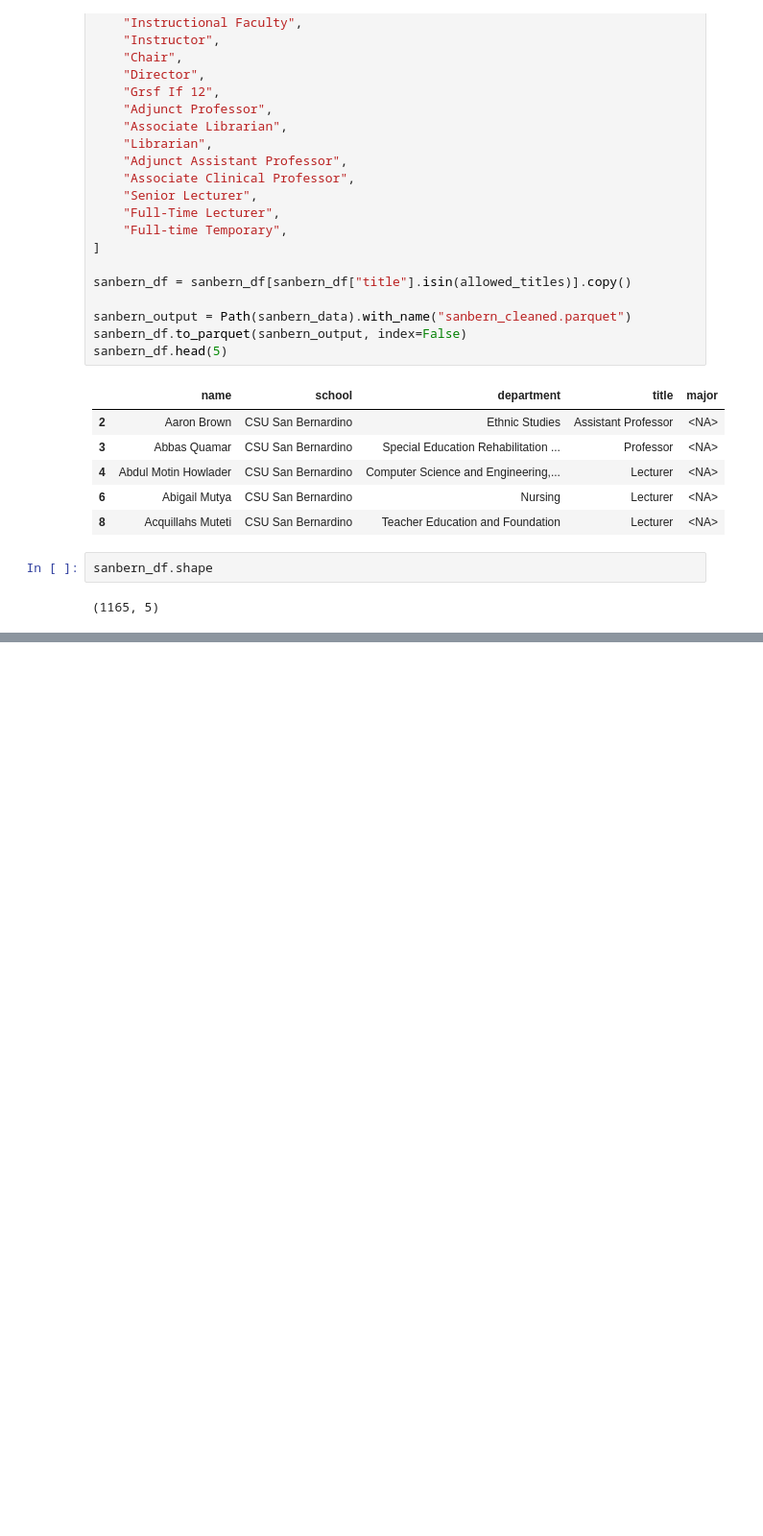
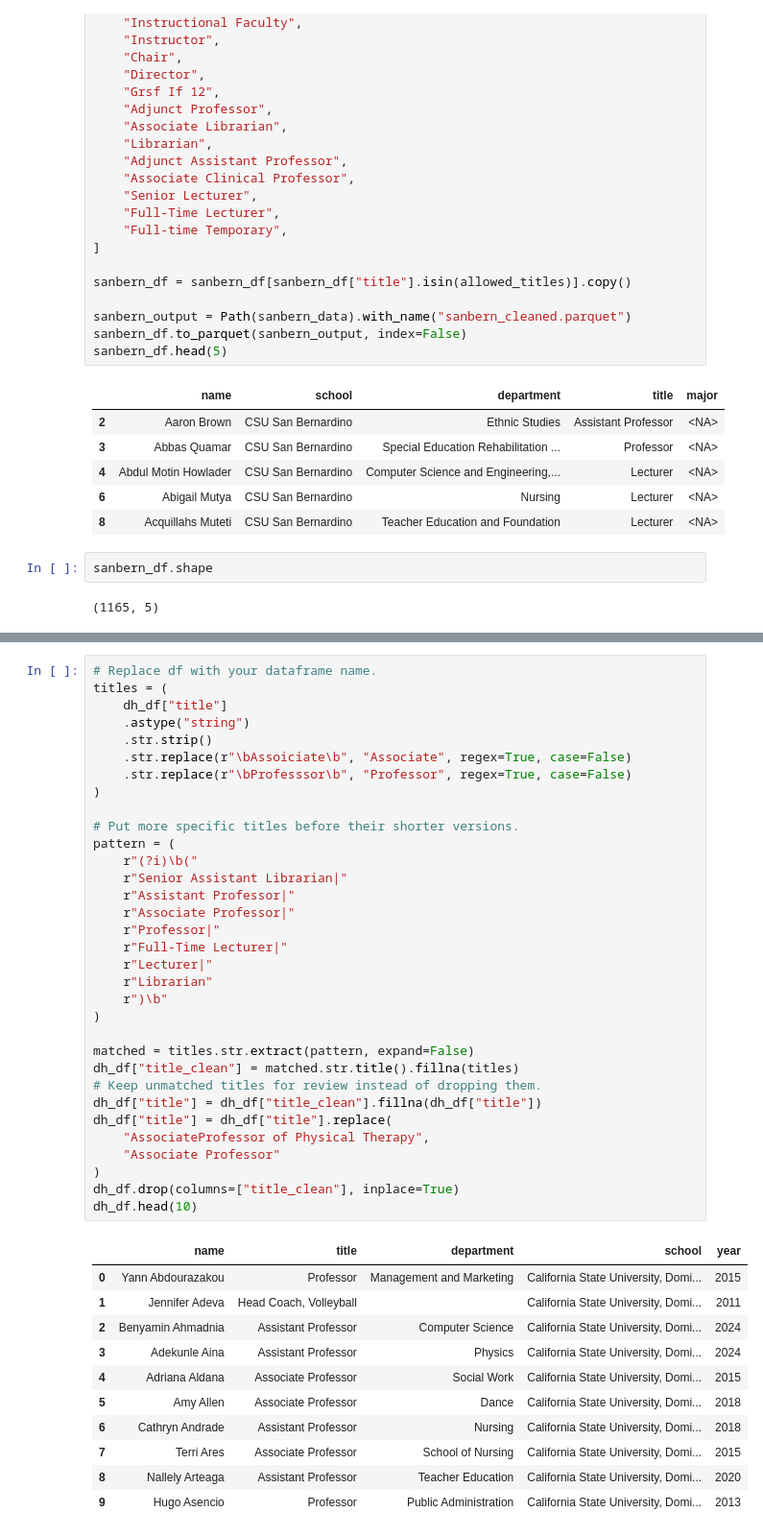
Before and after one commit to CSC4693-Fall-2026/CSC4693, a Jupyter notebook: Faculty/data_processors/csu_dataset_verification.ipynb, the cells around one changed output, grey strips where cells are left out. Shown at 96% size. Cells and saved outputs as stored; diff of their text form; blank space fills up the shorter version.

```diff
--- a/Faculty/data_processors/csu_dataset_verification.ipynb
+++ b/Faculty/data_processors/csu_dataset_verification.ipynb
@@ -507,0 +524,45 @@ sanbern_df.shape
+# %%
+# Replace df with your dataframe name.
+titles = (
+    dh_df["title"]
+    .astype("string")
+    .str.strip()
+    .str.replace(r"\bAssoiciate\b", "Associate", regex=True, case=False)
+    .str.replace(r"\bProfesssor\b", "Professor", regex=True, case=False)
+)
+
+# Put more specific titles before their shorter versions.
+pattern = (
+    r"(?i)\b("
+    r"Senior Assistant Librarian|"
+    r"Assistant Professor|"
+    r"Associate Professor|"
+    r"Professor|"
+    r"Full-Time Lecturer|"
+    r"Lecturer|"
+    r"Librarian"
+    r")\b"
+)
+
+matched = titles.str.extract(pattern, expand=False)
+dh_df["title_clean"] = matched.str.title().fillna(titles)
+# Keep unmatched titles for review instead of dropping them.
+dh_df["title"] = dh_df["title_clean"].fillna(dh_df["title"])
+dh_df["title"] = dh_df["title"].replace(
+    "AssociateProfessor of Physical Therapy",
+    "Associate Professor"
+)
+dh_df.drop(columns=["title_clean"], inplace=True)
+dh_df.head(10)
+# %% [output]
+|  | name | title | department | school | year |
+| 0 | Yann Abdourazakou | Professor | Management and Marketing | California State University, Domi... | 2015 |
+| 1 | Jennifer Adeva | Head Coach, Volleyball |  | California State University, Domi... | 2011 |
+| 2 | Benyamin Ahmadnia | Assistant Professor | Computer Science | California State University, Domi... | 2024 |
+| 3 | Adekunle Aina | Assistant Professor | Physics | California State University, Domi... | 2024 |
+| 4 | Adriana Aldana | Associate Professor | Social Work | California State University, Domi... | 2015 |
+| 5 | Amy Allen | Associate Professor | Dance | California State University, Domi... | 2018 |
+| 6 | Cathryn Andrade | Assistant Professor | Nursing | California State University, Domi... | 2018 |
+| 7 | Terri Ares | Associate Professor | School of Nursing | California State University, Domi... | 2015 |
+| 8 | Nallely Arteaga | Assistant Professor | Teacher Education | California State University, Domi... | 2020 |
+| 9 | Hugo Asencio | Professor | Public Administration | California State University, Domi... | 2013 |
```
Also changed, not shown: parts of 3 cells of this notebook, 2 other files.
